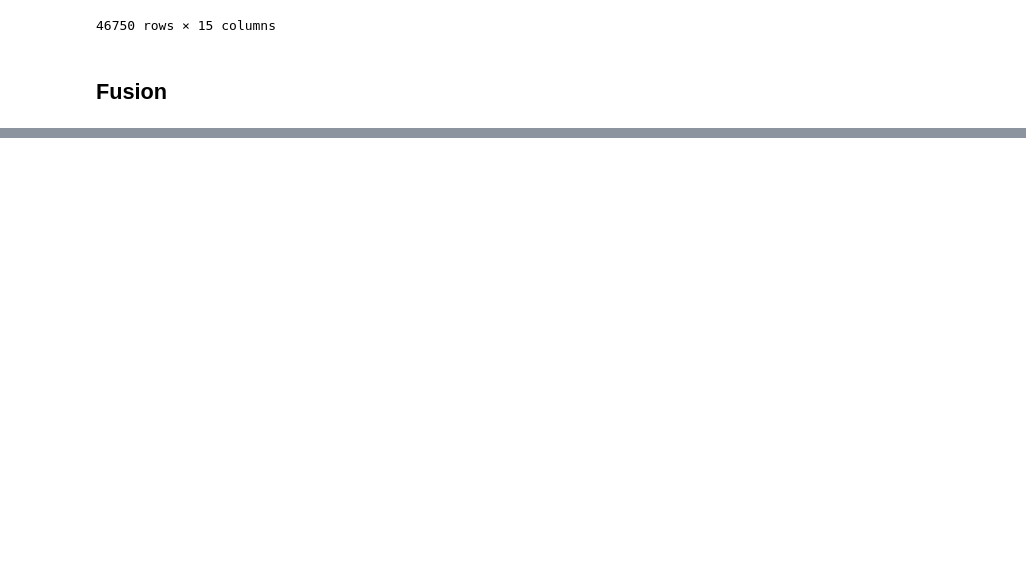
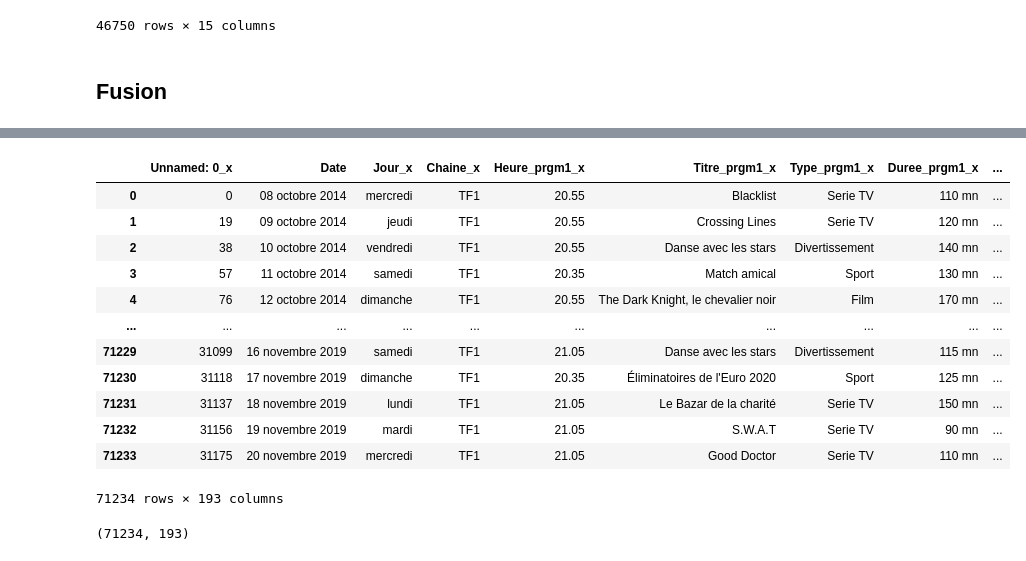
Before and after one commit to dnscharles/Predicting_tv_audiences, a Jupyter notebook: Commun/Fusion données.ipynb, the cells around one changed output, grey strips where cells are left out. Cells and saved outputs as stored; diff of their text form; code cells hidden in the pictures; blank space fills up the shorter version.

```diff
--- a/Commun/Fusion données.ipynb
+++ b/Commun/Fusion données.ipynb
@@ -244,0 +335,32 @@ fusion.to_csv('Base_donnees.csv')
+# %%
+fusion = pd.merge(D01,D02, on="Date",how="outer")
+fusion = pd.merge(fusion,D03, on="Date",how="outer")
+fusion = pd.merge(fusion,D04, on="Date",how="outer")
+fusion = pd.merge(fusion,D05, on="Date",how="outer")
+fusion = pd.merge(fusion,D06, on="Date",how="outer")
+fusion = pd.merge(fusion,D07, on="Date",how="outer")
+fusion = pd.merge(fusion,D08, on="Date",how="outer")
+fusion = pd.merge(fusion,D09, on="Date",how="outer")
+fusion = pd.merge(fusion,D10, on="Date",how="outer")
+fusion = pd.merge(fusion,D11, on="Date",how="outer")
+fusion = pd.merge(fusion,D12, on="Date",how="outer")
+# %%
+fusion
+# %% [output]
+|  | Unnamed: 0_x | Date | Jour_x | Chaine_x | Heure_prgm1_x | Titre_prgm1_x | Type_prgm1_x | Duree_prgm1_x | ... |
+| 0 | 0 | 08 octobre 2014 | mercredi | TF1 | 20.55 | Blacklist | Serie TV | 110 mn | ... |
+| 1 | 19 | 09 octobre 2014 | jeudi | TF1 | 20.55 | Crossing Lines | Serie TV | 120 mn | ... |
+| 2 | 38 | 10 octobre 2014 | vendredi | TF1 | 20.55 | Danse avec les stars | Divertissement | 140 mn | ... |
+| 3 | 57 | 11 octobre 2014 | samedi | TF1 | 20.35 | Match amical | Sport | 130 mn | ... |
+| 4 | 76 | 12 octobre 2014 | dimanche | TF1 | 20.55 | The Dark Knight, le chevalier noir | Film | 170 mn | ... |
+| ... | ... | ... | ... | ... | ... | ... | ... | ... | ... |
+| 71229 | 31099 | 16 novembre 2019 | samedi | TF1 | 21.05 | Danse avec les stars | Divertissement | 115 mn | ... |
+| 71230 | 31118 | 17 novembre 2019 | dimanche | TF1 | 20.35 | Éliminatoires de l'Euro 2020 | Sport | 125 mn | ... |
+| 71231 | 31137 | 18 novembre 2019 | lundi | TF1 | 21.05 | Le Bazar de la charité | Serie TV | 150 mn | ... |
+| 71232 | 31156 | 19 novembre 2019 | mardi | TF1 | 21.05 | S.W.A.T | Serie TV | 90 mn | ... |
+| 71233 | 31175 | 20 novembre 2019 | mercredi | TF1 | 21.05 | Good Doctor | Serie TV | 110 mn | ... |
+71234 rows × 193 columns
+# %%
+fusion.shape
+# %% [output]
+(71234, 193)
```
Also changed, not shown: parts of 18 cells of this notebook, 5 other files.
